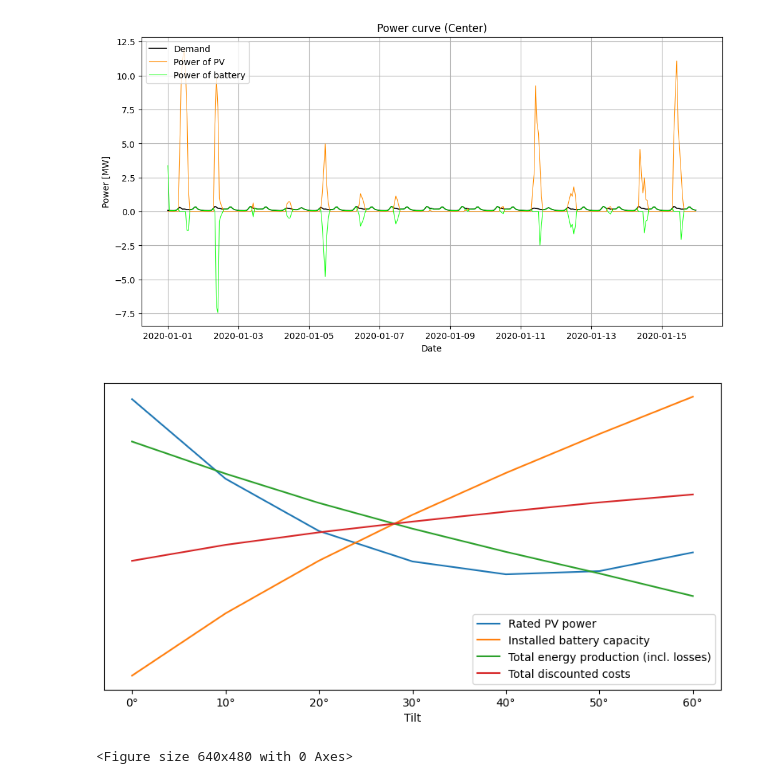
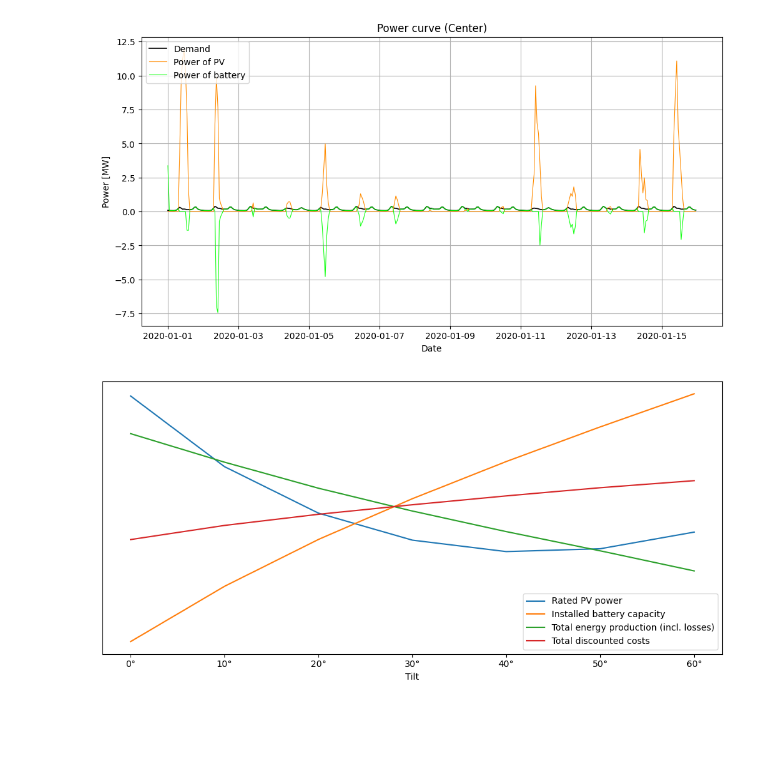
Before and after one commit to Lakim17/SERTS, a Jupyter notebook: pv_batt_opt.ipynb, the cells around one changed output. Saved outputs shown, nothing was run; the diff lists cells and outputs as text; code cells hidden in the pictures; blank space fills up the shorter version.

```diff
--- a/pv_batt_opt.ipynb
+++ b/pv_batt_opt.ipynb
@@ -601,29 +601,29 @@ plt.show()
 # %%
 # -- visualization of the result overview for different tilt angles
 if list(df_results_overview.columns) == list_str_tilt:
     y_pv = df_results_overview.loc["Rated power PV [MW]", :] / df_results_overview.loc["Rated power PV [MW]", :].mean()
     y_bat = df_results_overview.loc["Capacity battery [MWh]", :] / df_results_overview.loc["Capacity battery [MWh]", :].mean()
     y_energy = (
         (df_results_overview.loc["Total demand [GWh]", :] + df_results_overview.loc["Total unused energy (loss) [GWh]", :])
         / (df_results_overview.loc["Total demand [GWh]", :] + df_results_overview.loc["Total unused energy (loss) [GWh]", :]).mean()
     )
     y_cost = df_results_overview.loc["Total discounted costs [Million €]", :] / df_results_overview.loc["Total discounted costs [Million €]", :].mean()
 
     plt.figure(figsize=(10,5))
 
     plt.plot(y_pv, label="Rated PV power")
     plt.plot(y_bat, label="Installed battery capacity")
     plt.plot(y_energy, label="Total energy production (incl. losses)")
     plt.plot(y_cost, label="Total discounted costs")
 
     plt.xlabel("Tilt")
     # plt.title("Effect of PV Module Tilt Angle on Key Performance Indicators")
     plt.yticks([])
 
     plt.legend()
-    plt.show()
+    plt.tight_layout()
 
     plt.savefig("z_figures/Effect_of_PV_Module_Tilt_Angle_on_Key_Performance_Indicators.png")
+    plt.show()
 # %% [output]
-[figure, old version]
+[figure, new version]
-<Figure size 640x480 with 0 Axes>
```
Also changed, not shown: 1 other file.
